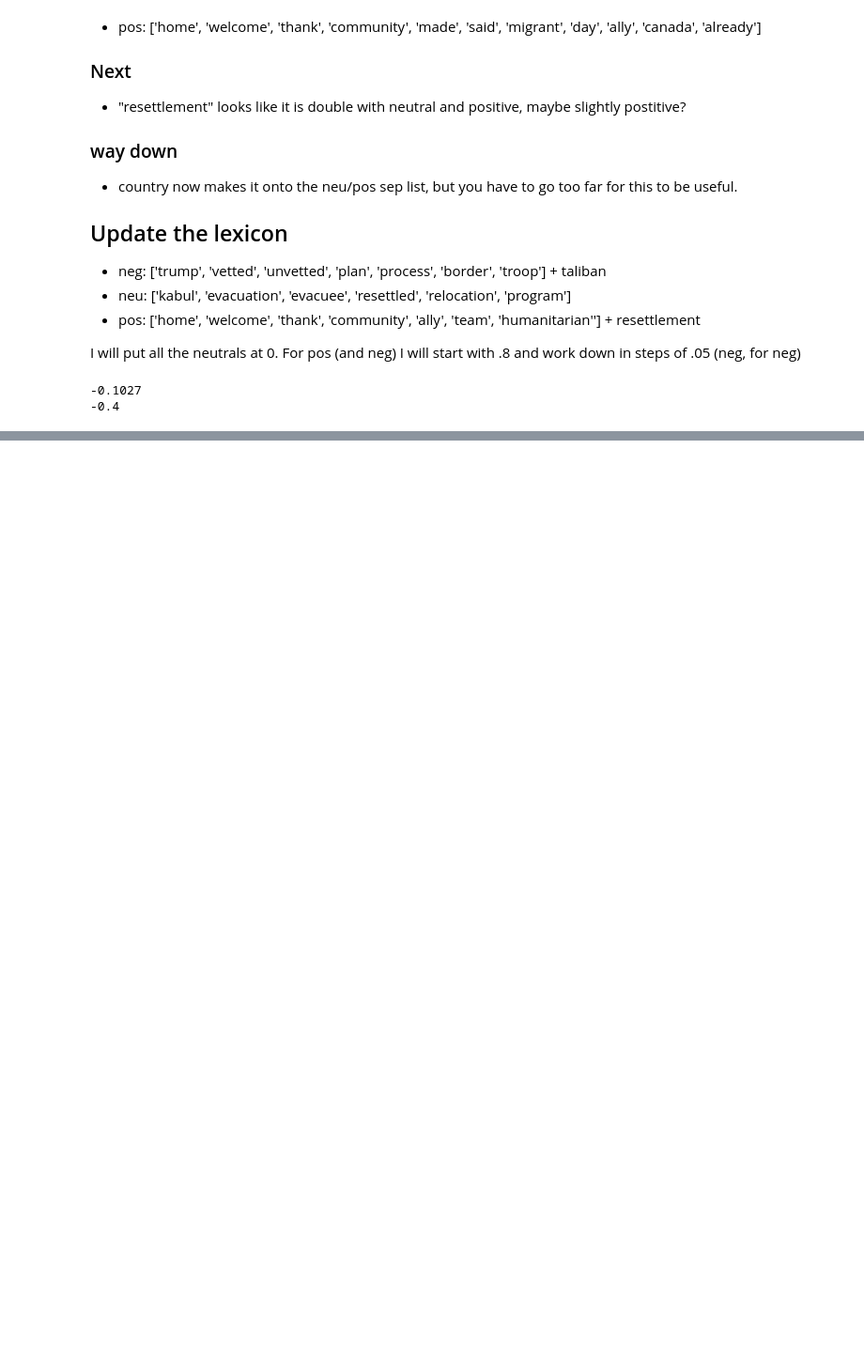
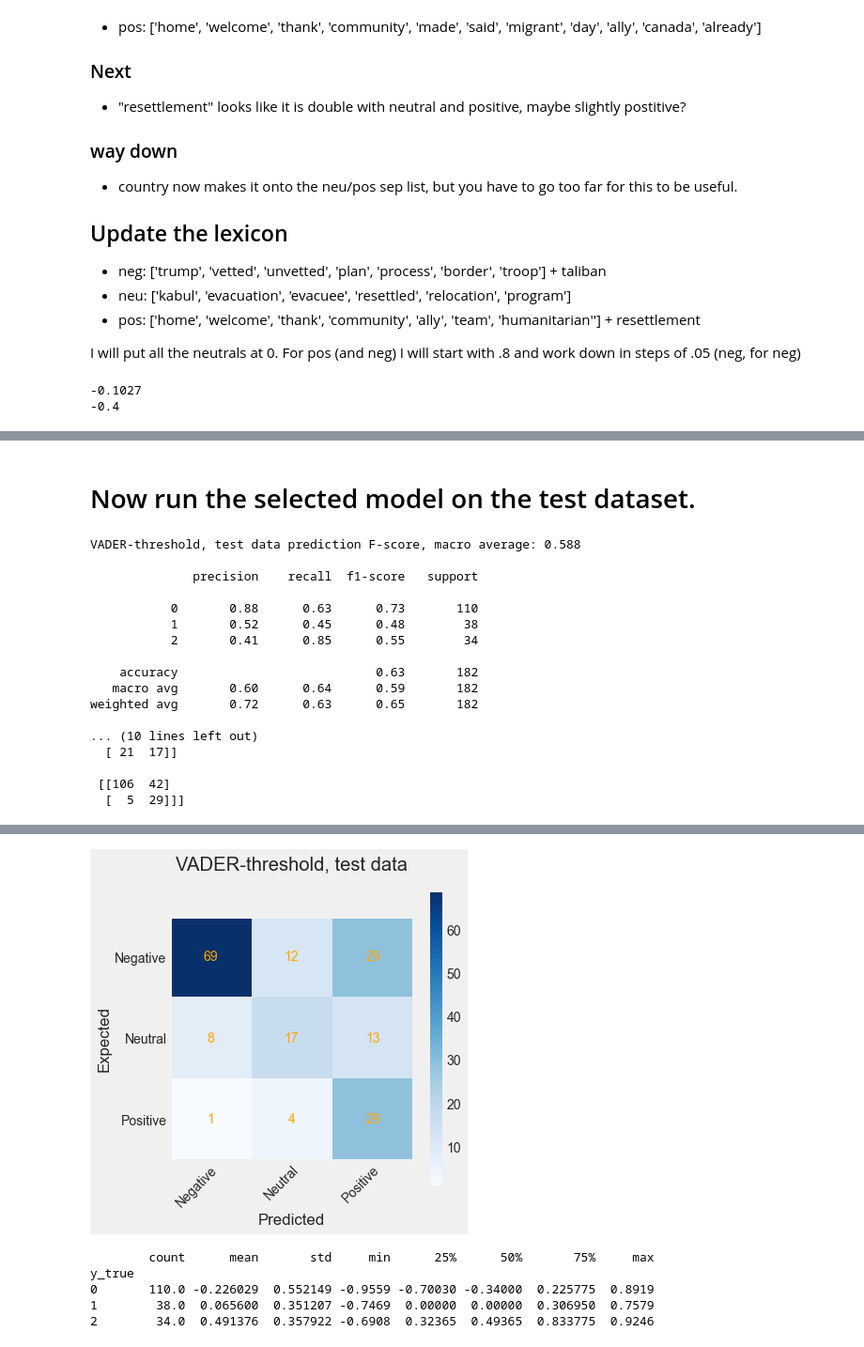
Before and after one commit to loopyQueen/RefugeeSentiment, a Jupyter notebook: vaderMod.ipynb, the cells around one changed output, grey strips where cells are left out. Shown at 94% size. Saved outputs shown, nothing was run; the diff lists cells and outputs as text; code cells hidden in the pictures; blank space fills up the shorter version.

```diff
--- a/vaderMod.ipynb
+++ b/vaderMod.ipynb
@@ -1359,0 +970,64 @@ Unfortunately, I think I have to leave the analysis there and move on to writeup
+# %% [markdown]
+# Now run the selected model on the test dataset.
+# %%
+## SETUP
+DATA = x_test
+TRUE = y_test
+pos_cut = 0.10
+neg_cut = -0.05
+# STILL need to change the model name (in green) in 3 places
+
+# reset the sentiment analyzer
+importlib.reload(aa)
+sid = SentimentIntensityAnalyzer()
+
+# Get the VADER compound score for the VAL data as a list
+compound = []
+for tweet in DATA["ContentClean"]:
+    compound.append(sid.polarity_scores(tweet)["compound"])
+compound = list(compound)
+
+# Get the VADERemoji prediction
+prediction = []
+for i in compound:
+    if i >= pos_cut:
+        prediction.append(2)
+    elif i <= neg_cut:
+        prediction.append(0)
+    else:
+        prediction.append(1)
+prediction = list(prediction)
+
+# Get the ground truth as a list
+y_true = list(TRUE["y_sent"])
+
+# Get the metrics
+aa.print_model_metrics (model_name = "VADER-threshold, test data", y_true=y_true, y_pred=prediction, labels=[0,1,2])
+aa.print_conf_matrix (model_name = "VADER-threshold, test data", y_true=y_true, y_pred=prediction, labels=[0,1,2])
+
+#NOTE: takes df as input with cols for compound score, prediction, and ground truth labels
+# Create the df with compound score, prediction, and ground truth labels
+vaderEmoji_df = pd.DataFrame()
+vaderEmoji_df['compound'] = compound
+vaderEmoji_df['prediction'] = prediction
+vaderEmoji_df['y_true'] = y_true
+print(vaderEmoji_df.groupby('y_true')['compound'].describe())
+aa.boxplot_results(model_name="VADER-threshold, test data", df=vaderEmoji_df, score_col='compound', y_true_col="y_true", pos_threshold=0.05, neg_threshold=-0.05)
+# %% [output]
+VADER-threshold, test data prediction F-score, macro average: 0.588
+
+              precision    recall  f1-score   support
+
+           0       0.88      0.63      0.73       110
+           1       0.52      0.45      0.48        38
+           2       0.41      0.85      0.55        34
+
+    accuracy                           0.63       182
+   macro avg       0.60      0.64      0.59       182
+weighted avg       0.72      0.63      0.65       182
+
+... (10 lines left out)
+  [ 21  17]]
+
+ [[106  42]
+  [  5  29]]]
@@ -1359,0 +1040,6 @@ Unfortunately, I think I have to leave the analysis there and move on to writeup
+[figure, added]
+        count      mean       std     min      25%      50%       75%     max
+y_true
+0       110.0 -0.226029  0.552149 -0.9559 -0.70030 -0.34000  0.225775  0.8919
+1        38.0  0.065600  0.351207 -0.7469  0.00000  0.00000  0.306950  0.7579
+2        34.0  0.491376  0.357922 -0.6908  0.32365  0.49365  0.833775  0.9246
```
Also changed, not shown: parts of 115 cells of this notebook, 3 other files.
